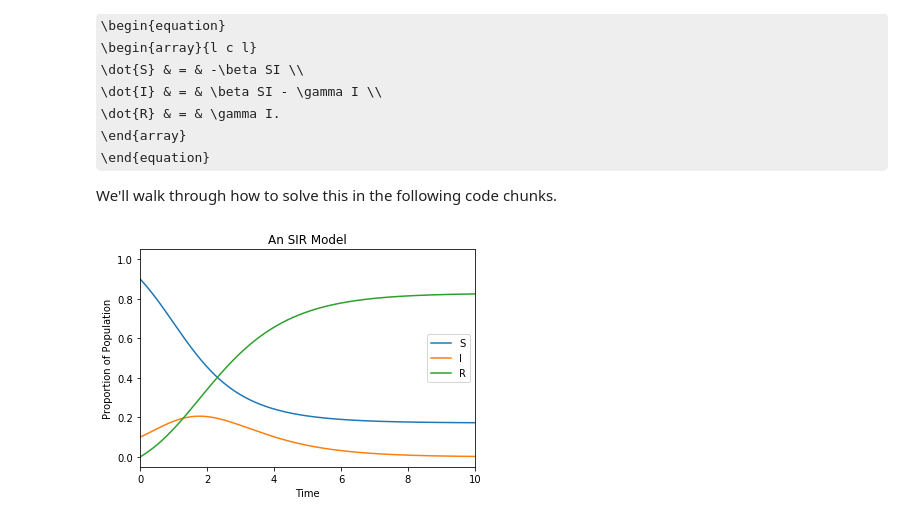
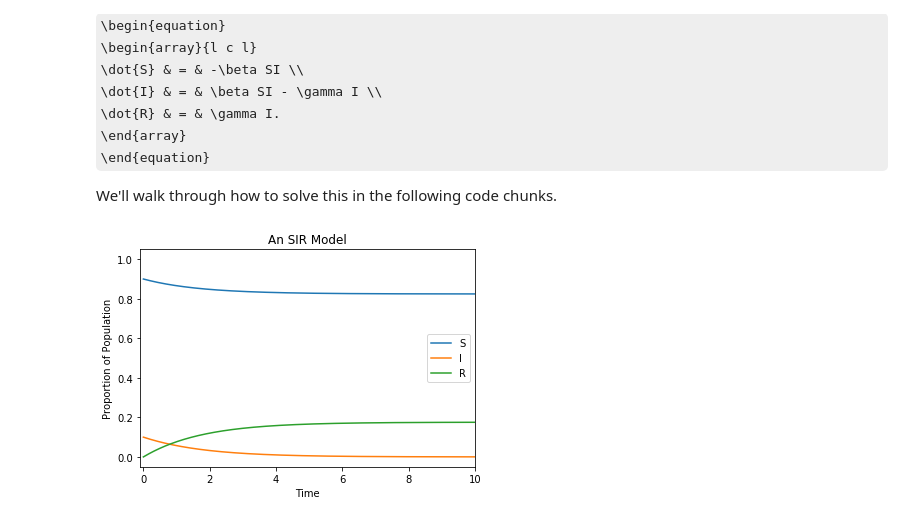
Before and after one commit to matthewosborne71/MastersHeadstartPython, a Jupyter notebook: ClassNotes/SciPy.ipynb, the cells around one changed output. Saved outputs shown, nothing was run; the diff lists cells and outputs as text; code cells hidden in the pictures; some formulas as TeX source.

```diff
--- a/ClassNotes/SciPy.ipynb
+++ b/ClassNotes/SciPy.ipynb
@@ -294,7 +306,7 @@ def TheSystem(state,t,r):
 # Now we'll solve the system for r = 2, from t = 0  to t = 10
 
 # Set the intial conditions, x(0)
-state0 = [0.0]
+state0 = [3.0]
 
 # Set the parameter
 r = 2
@@ -333,36 +345,45 @@ We'll walk through how to solve this in the following code chunks.
 # First we have to define the system
 def SIR(state,t,beta,gamma):
     # unpack the state vector here
+    S = state[0]
+    I = state[1]
+    R = state[2]
 
 
     # Compute the system here
+    Sd = -beta*S*I
+    Id = beta*S*I - gamma*I
+    Rd = gamma*I
 
 
     # return the state derivatives
+    return [Sd,Id,Rd]
 # %%
 # Now solve the system for beta = 2, gamma = 1, from t = 0 to 10
-# Assume that S = .9, I = .1, and R = 0.0
+# Assume that S0 = .9, I0 = .1, and R0 = 0.0
 
 # set the initial state
-
+state0 = [0.9, 0.1, 0.0]
 
 # set the time
+t = np.arange(0,10,0.01)
 
 
 # set the parameters
+params = (.5,1)
 
 
 # solve the system
-state =
+state = odeint(SIR, state0, t, params)
 
 # Plot the outcome
 plt.figure()
 plt.plot(t,state)
 plt.legend(("S","I","R"))
-plt.axis([0,10,-0.05,1.05])
+plt.axis([-0.1,10,-0.05,1.05])
 plt.xlabel("Time")
 plt.ylabel("Proportion of Population")
 plt.title("An SIR Model")
 plt.show()
 # %% [output]
-[figure, old version]
+[figure, new version]
```
Also changed, not shown: parts of 13 cells of this notebook.
